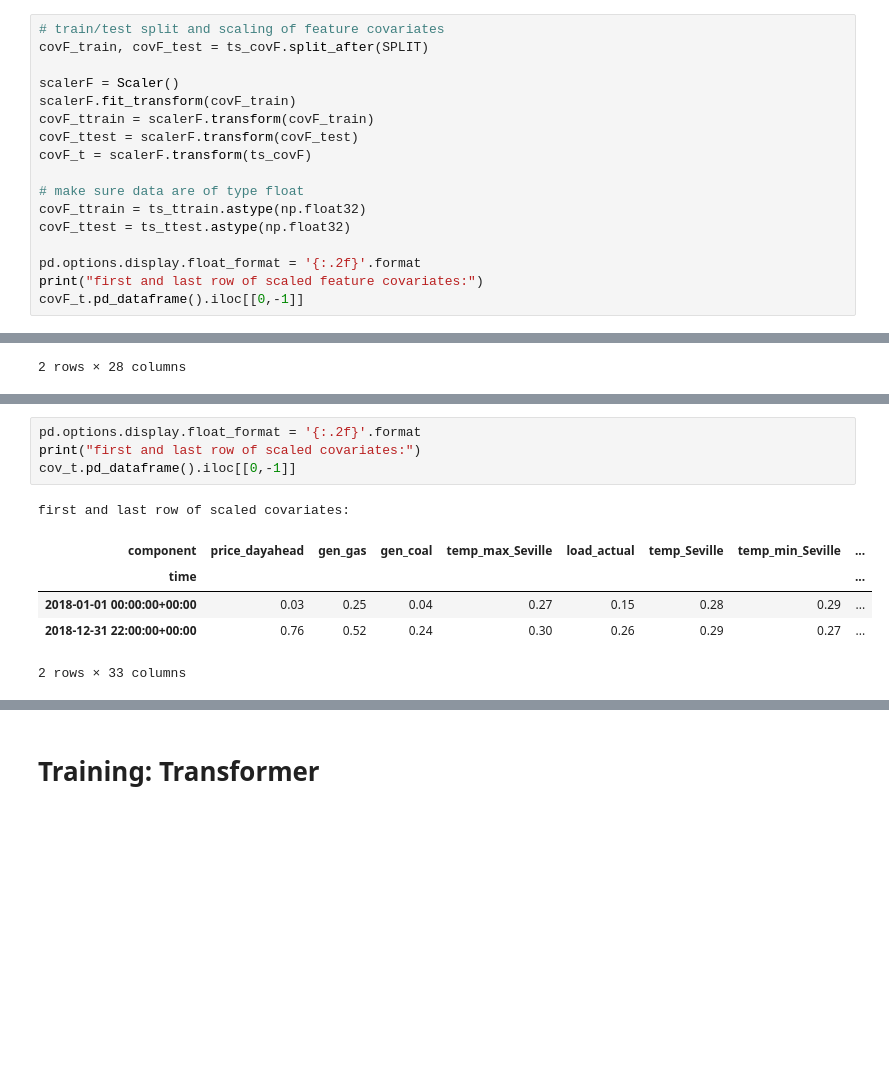
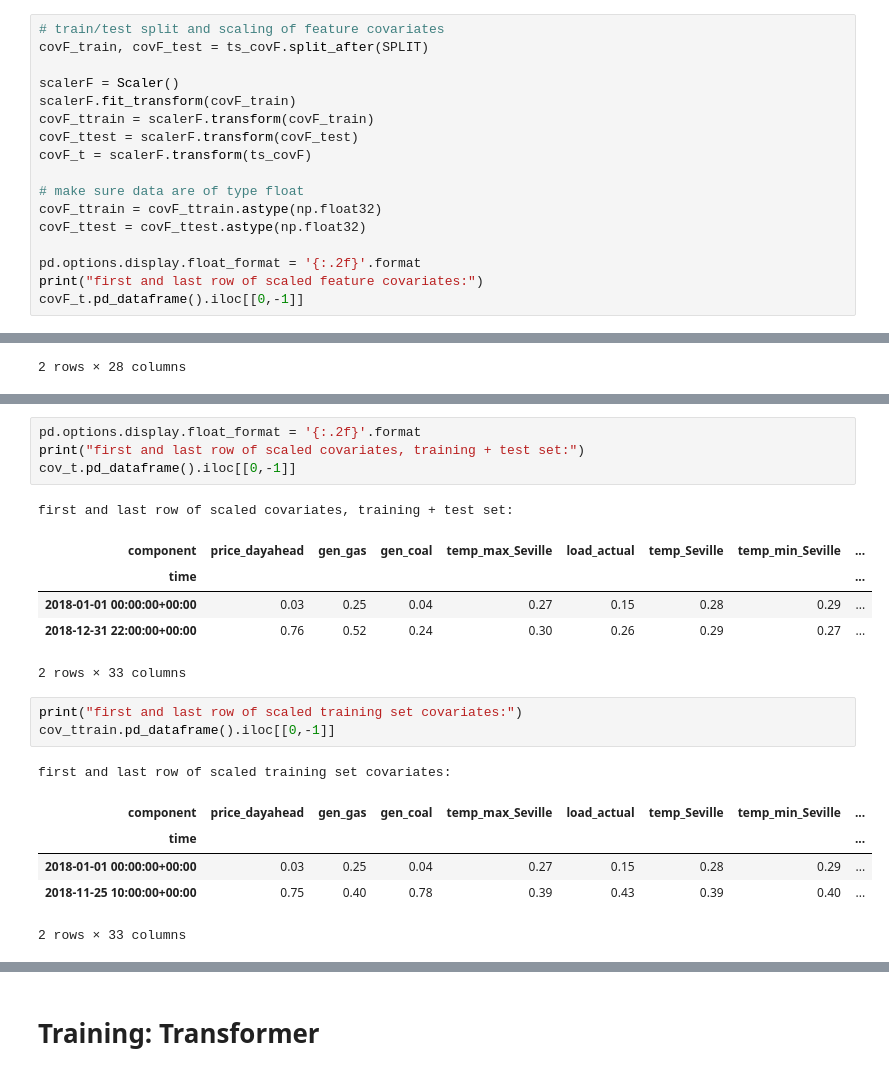
Before and after one commit to h3ik0th/ES_energy_Transformer, a Jupyter notebook: TF_energy_10e.ipynb, the cells around one changed output, grey strips where cells are left out. Drawn from its saved outputs; the diff is of its cells as text; blank space fills up the shorter version.

```diff
--- a/TF_energy_10e.ipynb
+++ b/TF_energy_10e.ipynb
@@ -812,8 +812,8 @@ covF_ttest = scalerF.transform(covF_test)
 covF_t = scalerF.transform(ts_covF)
 
 # make sure data are of type float
-covF_ttrain = ts_ttrain.astype(np.float32)
-covF_ttest = ts_ttest.astype(np.float32)
+covF_ttrain = covF_ttrain.astype(np.float32)
+covF_ttest = covF_ttest.astype(np.float32)
 
 pd.options.display.float_format = '{:.2f}'.format
 print("first and last row of scaled feature covariates:")
@@ -879,12 +881,22 @@ first and last row of unscaled covariates:
 2 rows × 33 columns
 # %%
 pd.options.display.float_format = '{:.2f}'.format
-print("first and last row of scaled covariates:")
+print("first and last row of scaled covariates, training + test set:")
 cov_t.pd_dataframe().iloc[[0,-1]]
 # %% [output]
-first and last row of scaled covariates:
+first and last row of scaled covariates, training + test set:
 | component | price_dayahead | gen_gas | gen_coal | temp_max_Seville | load_actual | temp_Seville | temp_min_Seville | ... |
 | time |  |  |  |  |  |  |  | ... |
 | 2018-01-01 00:00:00+00:00 | 0.03 | 0.25 | 0.04 | 0.27 | 0.15 | 0.28 | 0.29 | ... |
 | 2018-12-31 22:00:00+00:00 | 0.76 | 0.52 | 0.24 | 0.30 | 0.26 | 0.29 | 0.27 | ... |
 2 rows × 33 columns
+# %%
+print("first and last row of scaled training set covariates:")
+cov_ttrain.pd_dataframe().iloc[[0,-1]]
+# %% [output]
+first and last row of scaled training set covariates:
+| component | price_dayahead | gen_gas | gen_coal | temp_max_Seville | load_actual | temp_Seville | temp_min_Seville | ... |
+| time |  |  |  |  |  |  |  | ... |
+| 2018-01-01 00:00:00+00:00 | 0.03 | 0.25 | 0.04 | 0.27 | 0.15 | 0.28 | 0.29 | ... |
+| 2018-11-25 10:00:00+00:00 | 0.75 | 0.40 | 0.78 | 0.39 | 0.43 | 0.39 | 0.40 | ... |
+2 rows × 33 columns
```
Also changed, not shown: parts of 12 cells of this notebook, 1 other file.
